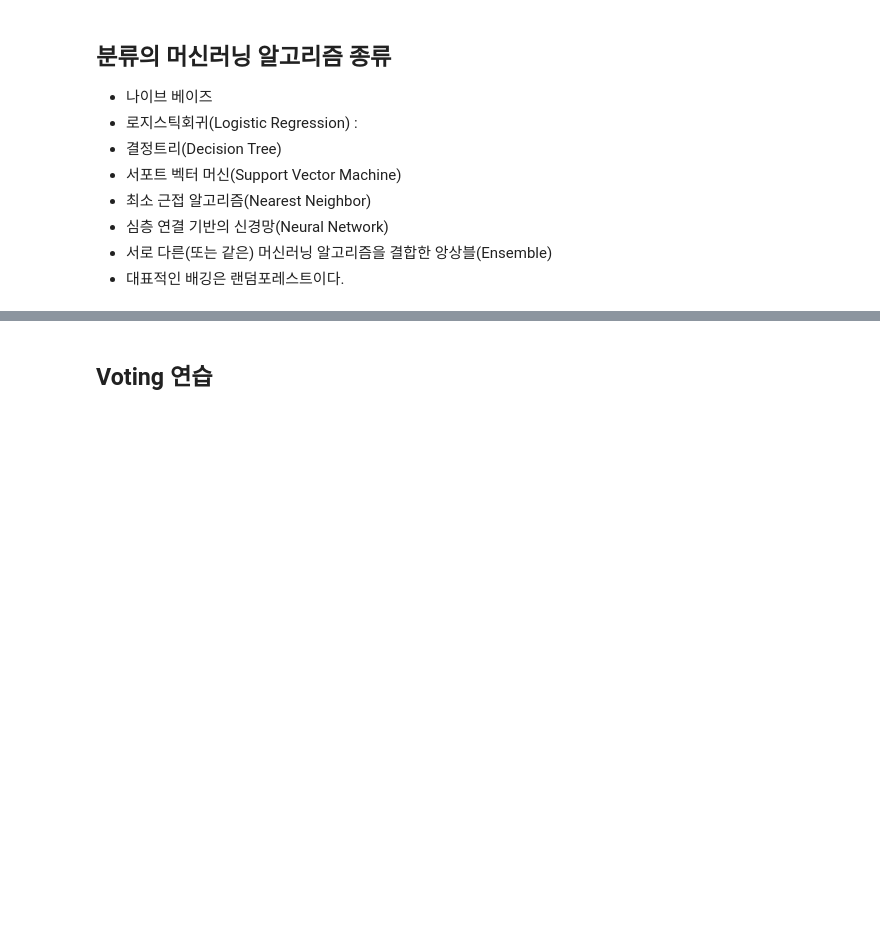
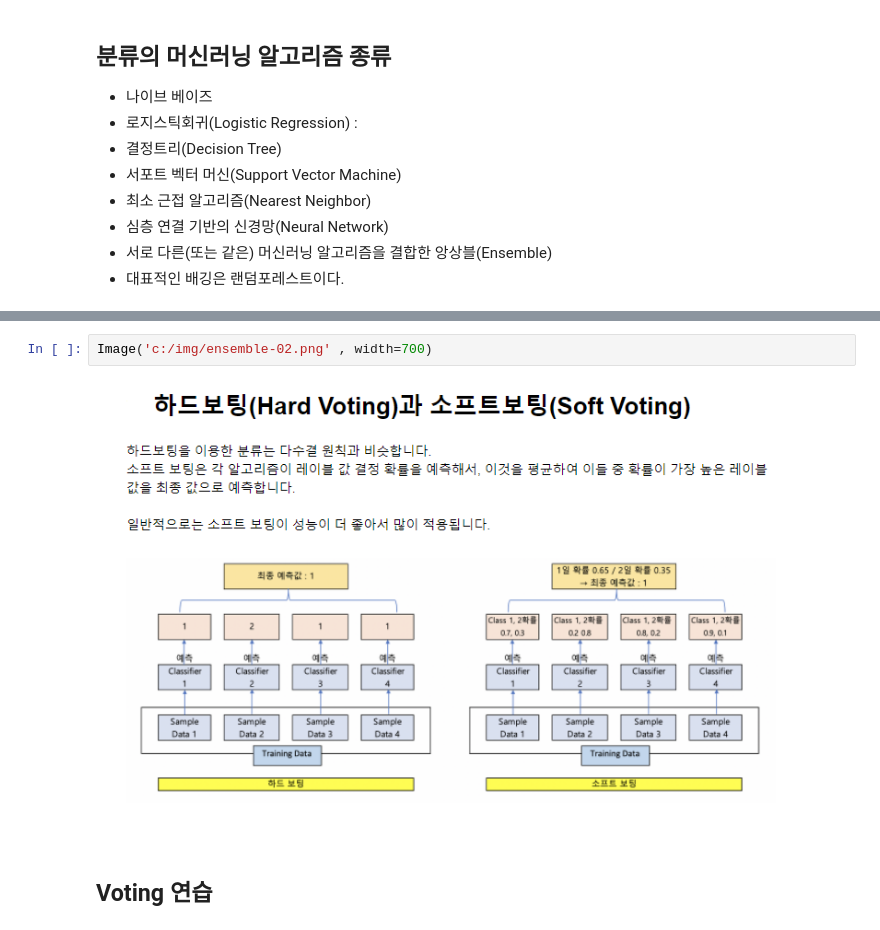
Before and after one commit to suyeondev/TIL, a Jupyter notebook: Python/sklearn/ml_sklearn[06].ipynb, the cells around one changed output, grey strips where cells are left out. Drawn from its saved outputs; the diff is of its cells as text; blank space fills up the shorter version.

```diff
--- a/Python/sklearn/ml_sklearn[06].ipynb
+++ b/Python/sklearn/ml_sklearn[06].ipynb
@@ -85,3 +90,7 @@ pandas version: 1.2.4
+# %%
+Image('c:/img/ensemble-02.png' , width=700)
+# %% [output]
+[figure, added]
 # %% [markdown]
 ## Voting 연습
 # %%
```
Also changed, not shown: parts of 86 cells of this notebook.
